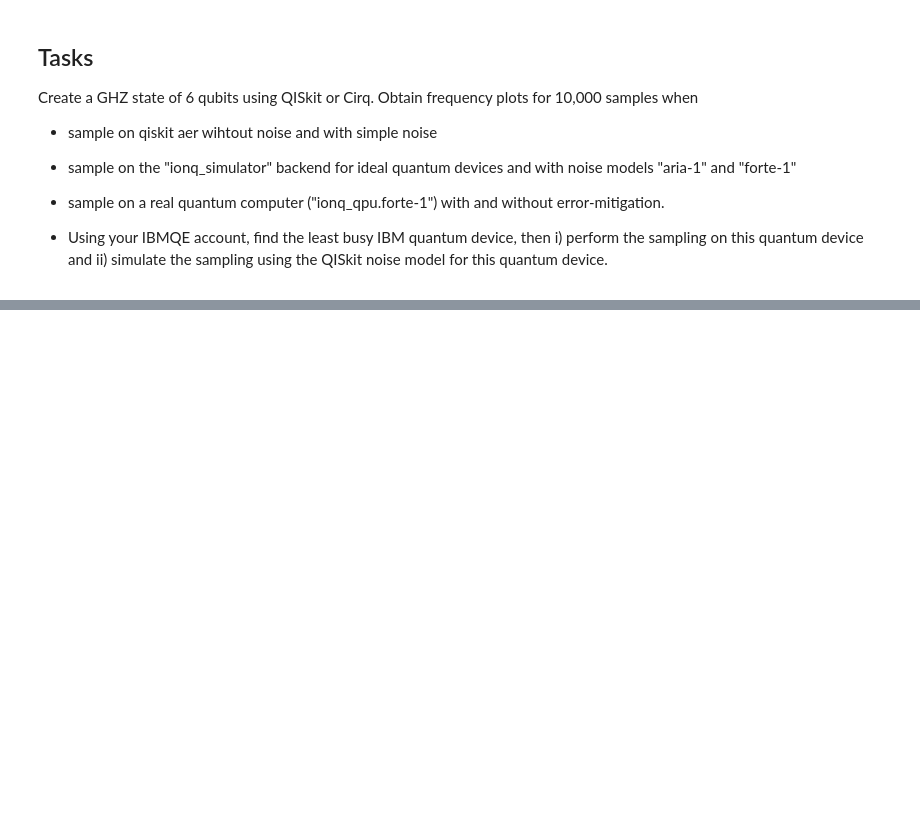
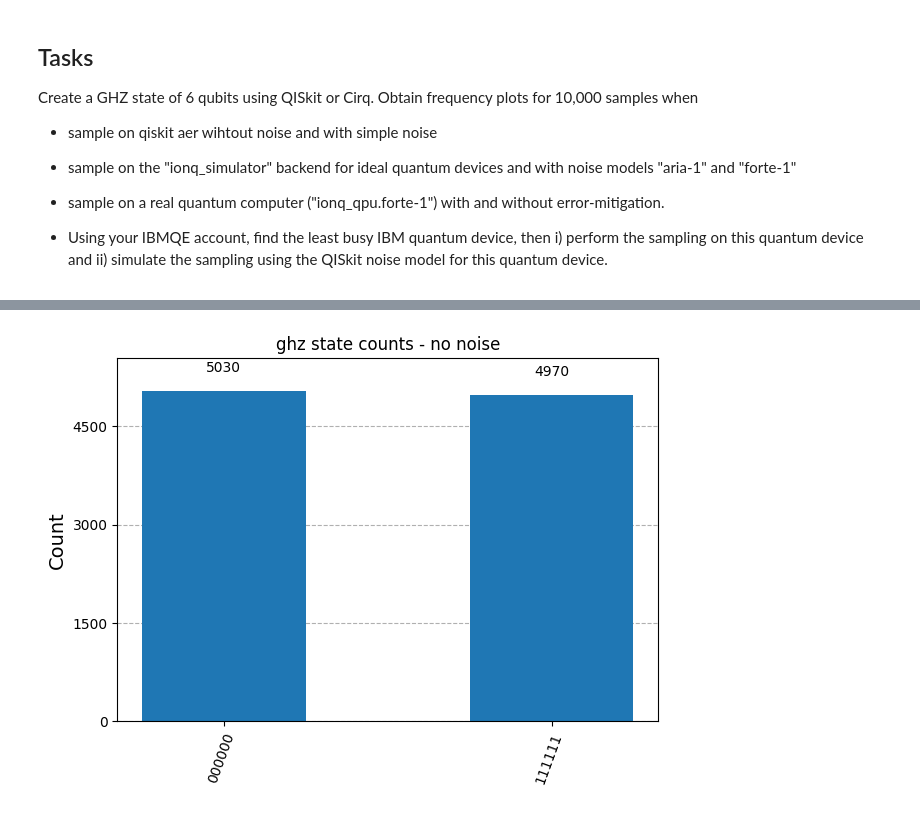
Before and after one commit to siddharm/606-homework, a Jupyter notebook: 606HW2.ipynb, the cells around one changed output, grey strips where cells are left out. Drawn from its saved outputs; the diff is of its cells as text; code cells hidden in the pictures; blank space fills up the shorter version.

```diff
--- a/606HW2.ipynb
+++ b/606HW2.ipynb
@@ -558,11 +562,11 @@ Create a GHZ state of 6 qubits using QISkit or Cirq. Obtain frequency plots for
 # %%
-ghz = QuantumCircuit(6)
+from qiskit import QuantumCircuit
+nqubits = 6
+ghz = QuantumCircuit(nqubits)
 ghz.h(0)
-ghz.cx(0,1)
-ghz.cx(0,2)
-ghz.cx(0,3)
-ghz.cx(0,4)
-ghz.cx(0,5)
+for i in range(1,nqubits):
+    ghz.cx(i-1,i)
+#ghz.measure_all()
 ghz.draw()
 # %% [output]
      ┌───┐
@@ -578,3 +582,8 @@ q_4: ────────────────────┤ X ├──
                          └───┘┌─┴─┐
 q_5: ─────────────────────────┤ X ├
                               └───┘
+# %%
+simulator = AerSimulator()
+transpiled = transpile(ghz, simulator, optimization_level=0)
+sv = Statevector.from_circuit(transpiled)
+print(sv)
@@ -580,0 +608,8 @@ q_5: ─────────────────────────
+# %%
+ghz.measure_all()
+circ = transpile(ghz, simulator)
+result = simulator.run(circ, shots=10000).result()
+counts = result.get_counts(circ)
+plot_histogram(counts, title='ghz state counts - no noise')
+# %% [output]
+[figure, added]
```
Also changed, not shown: parts of 33 cells of this notebook.
